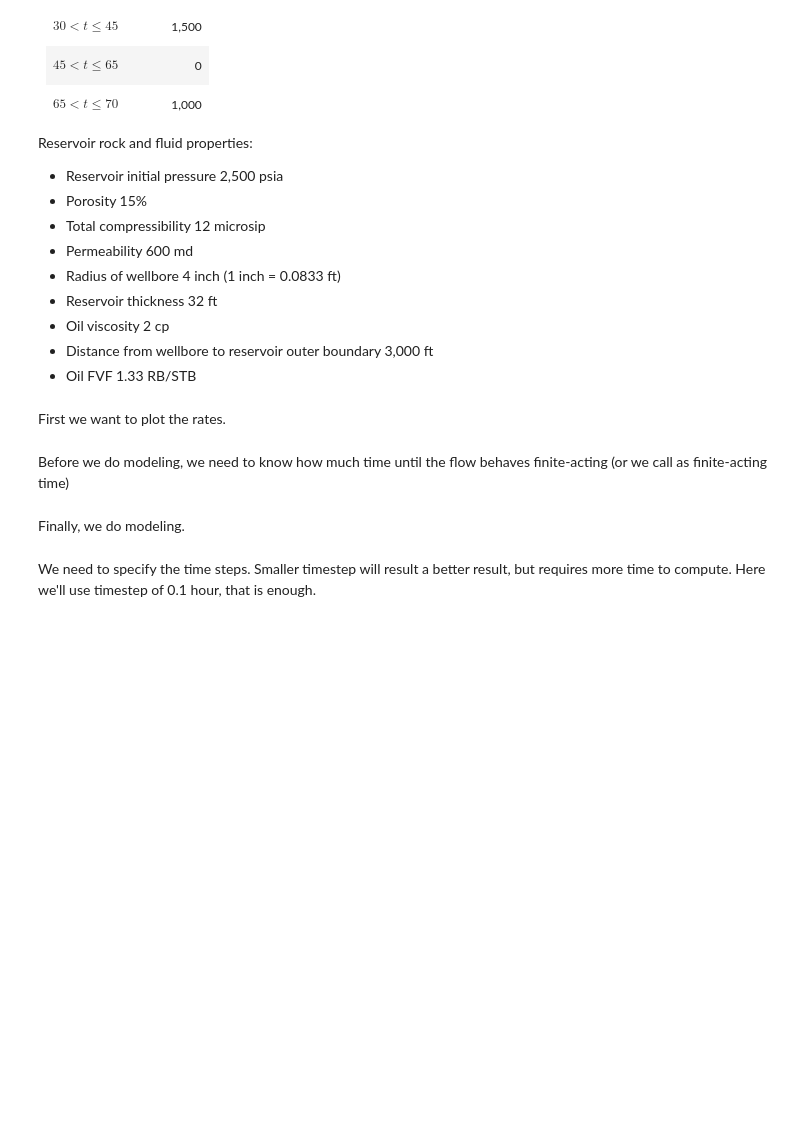
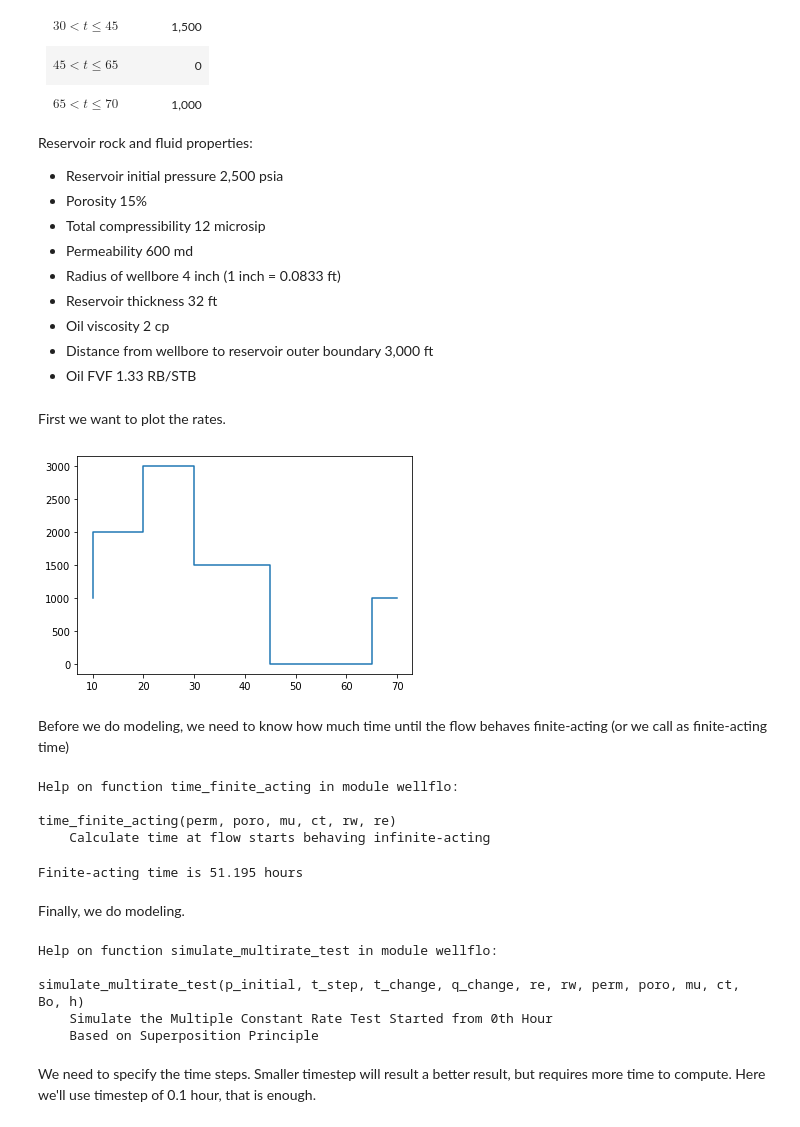
Before and after one commit to yohanesnuwara/python-bootcamp-for-geoengineers, a Jupyter notebook: EnP_training/session5_welltest.ipynb, the cells around one changed output. Saved outputs shown, nothing was run; the diff lists cells and outputs as text; code cells hidden in the pictures; blank space fills up the shorter version.

```diff
--- a/EnP_training/session5_welltest.ipynb
+++ b/EnP_training/session5_welltest.ipynb
@@ -69,0 +76,9 @@ First we want to plot the rates.
+# %%
+# plot the rate: use plt.step
+t_change = np.array([10, 20, 30, 45, 65, 70])
+q_change = np.array([1000, 2000, 3000, 1500, 0, 1000])
+
+plt.step(t_change, q_change)
+plt.show()
+# %% [output]
+[figure, added]
@@ -71,3 +98,9 @@ First we want to plot the rates.
 Before we do modeling, we need to know how much time until the flow behaves finite-acting (or we call as finite-acting time)
 # %%
 # we use "time_finite_acting" function. See help first
+help(time_finite_acting)
+# %% [output]
+Help on function time_finite_acting in module wellflo:
+
+time_finite_acting(perm, poro, mu, ct, rw, re)
+    Calculate time at flow starts behaving infinite-acting
@@ -76,6 +107,21 @@ Before we do modeling, we need to know how much time until the flow behaves fini
+# %%
+# calculate finite-acting time
+t_finite = time_finite_acting(perm, poro, mu, ct, rw, re)
+t_finite = np.round(t_finite, 3) # round to 3 decimal places
+
+print('Finite-acting time is {} hours'.format(t_finite))
+# %% [output]
+Finite-acting time is 51.195 hours
 # %% [markdown]
 Finally, we do modeling.
 # %%
 # we use "simulate_multirate_test" function. See help first
+help(simulate_multirate_test)
+# %% [output]
+Help on function simulate_multirate_test in module wellflo:
+
+simulate_multirate_test(p_initial, t_step, t_change, q_change, re, rw, perm, poro, mu, ct, Bo, h)
+    Simulate the Multiple Constant Rate Test Started from 0th Hour
+    Based on Superposition Principle
 # %% [markdown]
 We need to specify the time steps. Smaller timestep will result a better result, but requires more time to compute. Here we'll use timestep of 0.1 hour, that is enough.
```
Also changed, not shown: parts of 44 cells of this notebook.
